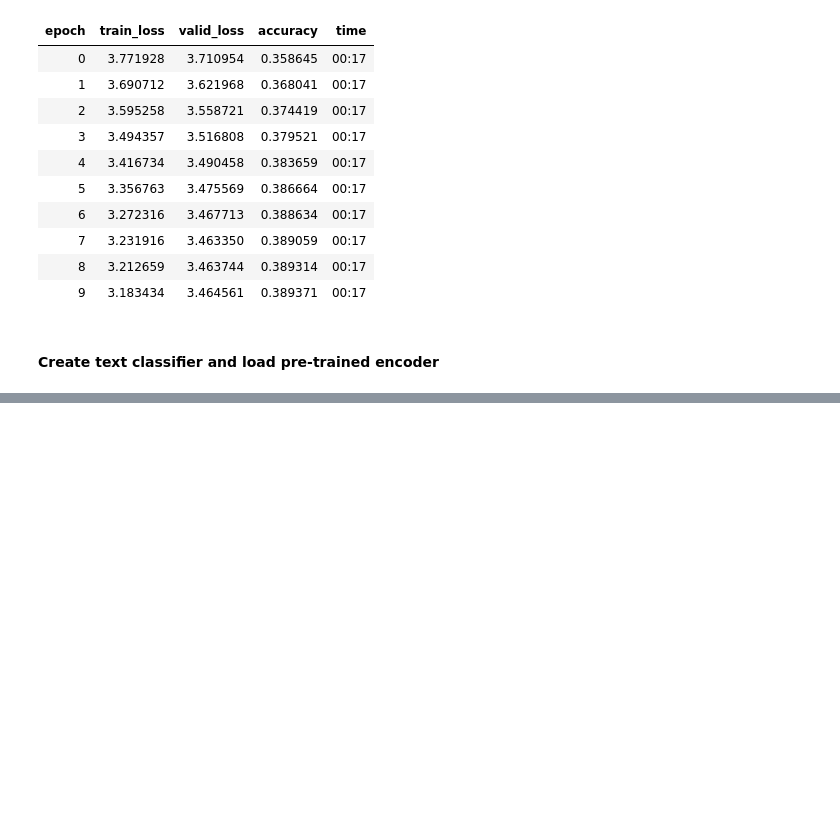
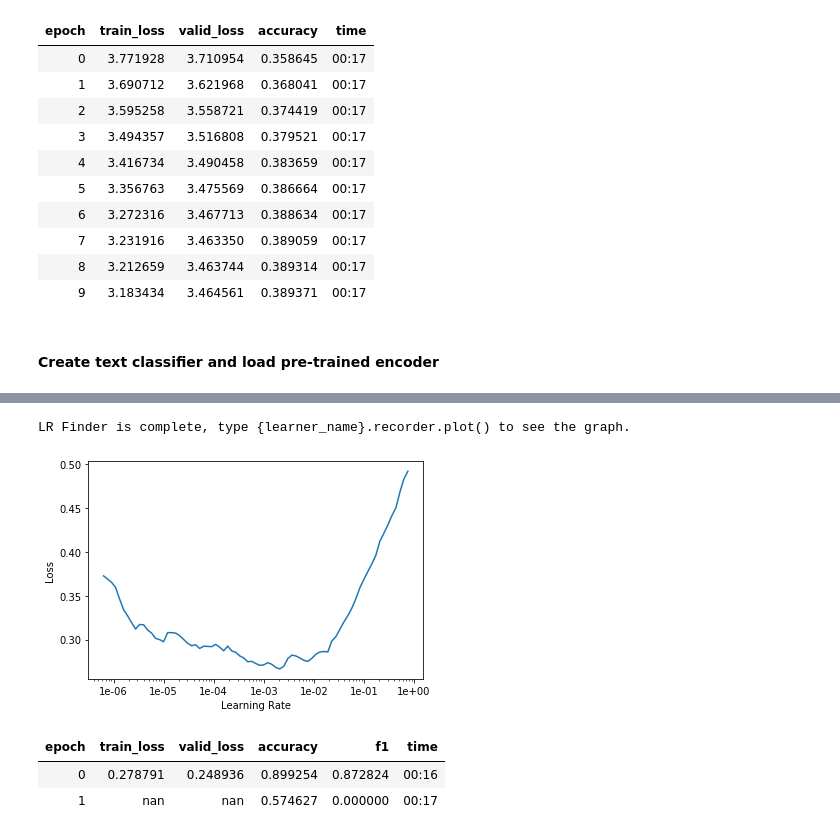
Before and after one commit to Sylar257/Non-English-language-NLP, a Jupyter notebook: Vietnamese Sentiment Analysis.ipynb, the cells around one changed output, grey strips where cells are left out. Cells and saved outputs as stored; diff of their text form; code cells hidden in the pictures; blank space fills up the shorter version.

Commit message:
finished pre-training

```diff
--- a/Vietnamese Sentiment Analysis.ipynb
+++ b/Vietnamese Sentiment Analysis.ipynb
@@ -304,0 +324,3 @@ learn_c.fit_one_cycle(5, lr, moms=(0.8, 0.7))
+# %%
+lr=1e-3
+learn_c.fit_one_cycle(10, slice(lr/(2.6**4),lr), moms=(0.8,0.7))
@@ -304,0 +341,7 @@ learn_c.fit_one_cycle(5, lr, moms=(0.8, 0.7))
+# %%
+learn_c.load('unfreeze_to_last_2');
+# %%
+learn_c.unfreeze()
+learn_c.lr_find()
+learn_c.recorder.plot()
+# %% [output]
@@ -304,0 +349,8 @@ learn_c.fit_one_cycle(5, lr, moms=(0.8, 0.7))
+LR Finder is complete, type {learner_name}.recorder.plot() to see the graph.
+[figure, added]
+# %%
+learn_c.fit_one_cycle(2, slice(lr/2/(2.6**4),lr/2), moms=(0.8,0.7))
+# %% [output]
+| epoch | train_loss | valid_loss | accuracy | f1 | time |
+| 0 | 0.278791 | 0.248936 | 0.899254 | 0.872824 | 00:16 |
+| 1 | nan | nan | 0.574627 | 0.000000 | 00:17 |
```
Also changed, not shown: parts of 21 cells of this notebook.
